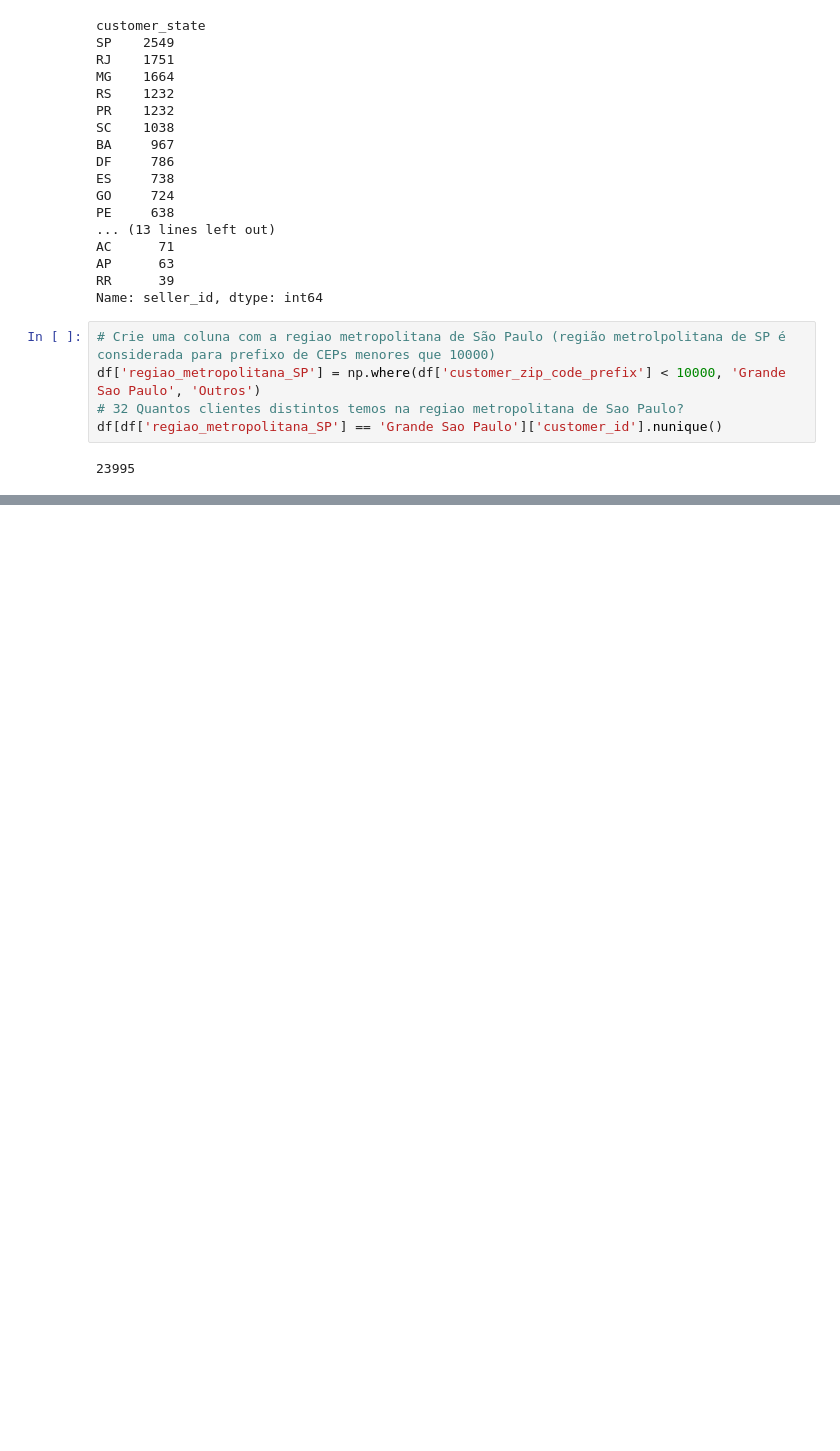
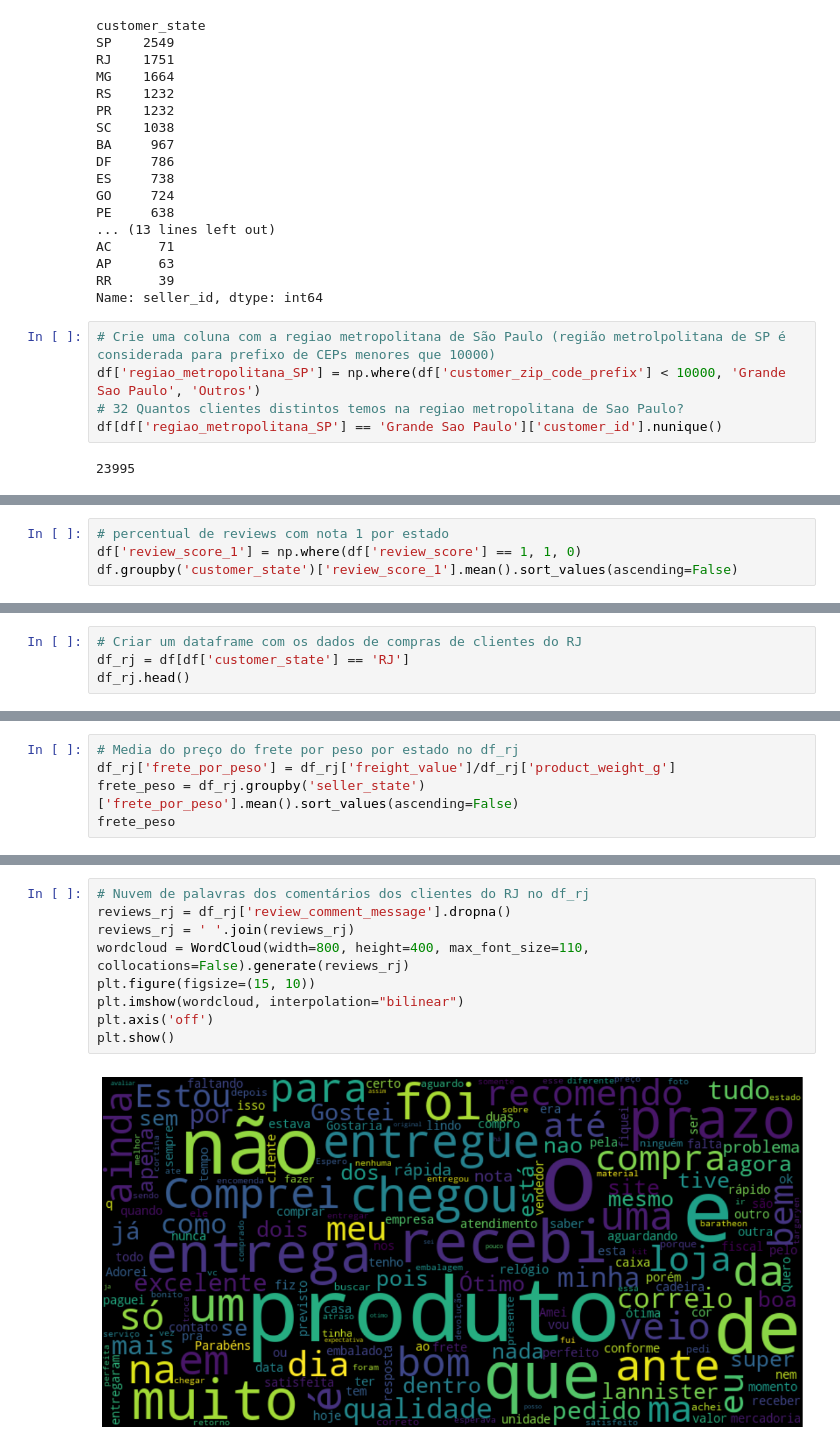
Before and after one commit to caio-a-garcia/PADS202401, a Jupyter notebook: EDA_Olist_perguntas.ipynb, the cells around one changed output, grey strips where cells are left out. Drawn from its saved outputs; the diff is of its cells as text; blank space fills up the shorter version.

```diff
--- a/EDA_Olist_perguntas.ipynb
+++ b/EDA_Olist_perguntas.ipynb
@@ -498,0 +521,4 @@ media_q1_SP * q1_SP * 6000000
+# %%
+# percentual de reviews com nota 1 por estado
+df['review_score_1'] = np.where(df['review_score'] == 1, 1, 0)
+df.groupby('customer_state')['review_score_1'].mean().sort_values(ascending=False)
@@ -498,0 +543,4 @@ media_q1_SP * q1_SP * 6000000
+# %%
+# Criar um dataframe com os dados de compras de clientes do RJ
+df_rj = df[df['customer_state'] == 'RJ']
+df_rj.head()
@@ -498,0 +621,5 @@ media_q1_SP * q1_SP * 6000000
+# %%
+# Media do preço do frete por peso por estado no df_rj
+df_rj['frete_por_peso'] = df_rj['freight_value']/df_rj['product_weight_g']
+frete_peso = df_rj.groupby('seller_state')['frete_por_peso'].mean().sort_values(ascending=False)
+frete_peso
@@ -498,0 +693,11 @@ media_q1_SP * q1_SP * 6000000
+# %%
+# Nuvem de palavras dos comentários dos clientes do RJ no df_rj
+reviews_rj = df_rj['review_comment_message'].dropna()
+reviews_rj = ' '.join(reviews_rj)
+wordcloud = WordCloud(width=800, height=400, max_font_size=110, collocations=False).generate(reviews_rj)
+plt.figure(figsize=(15, 10))
+plt.imshow(wordcloud, interpolation="bilinear")
+plt.axis('off')
+plt.show()
+# %% [output]
+[figure, added]
```
Also changed, not shown: parts of 36 cells of this notebook.
